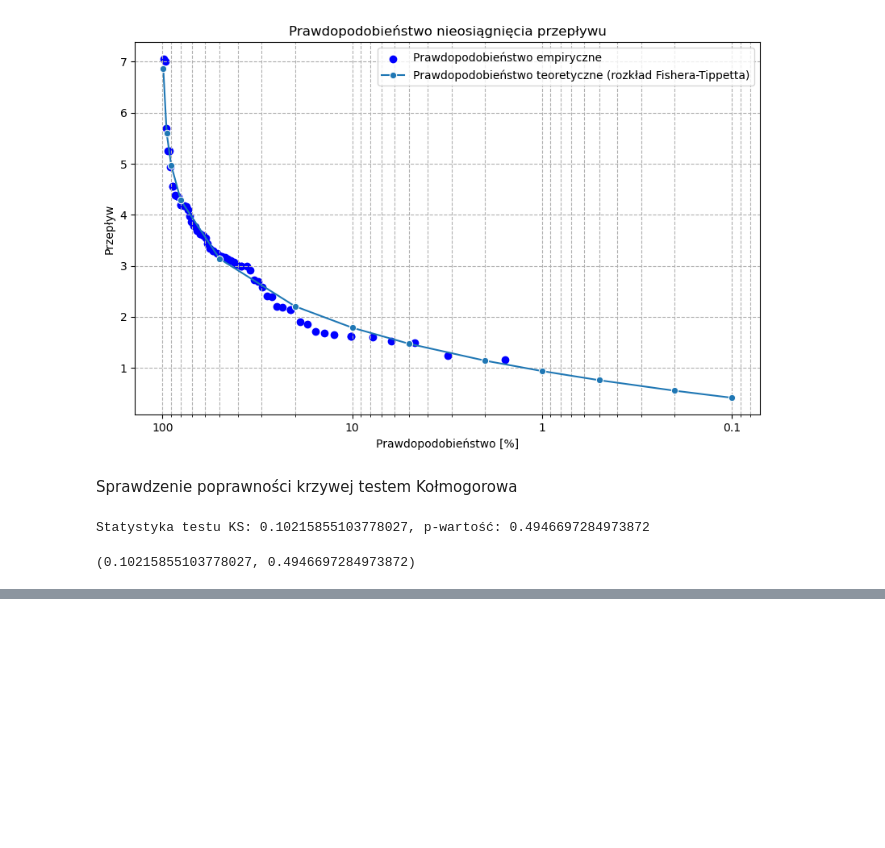
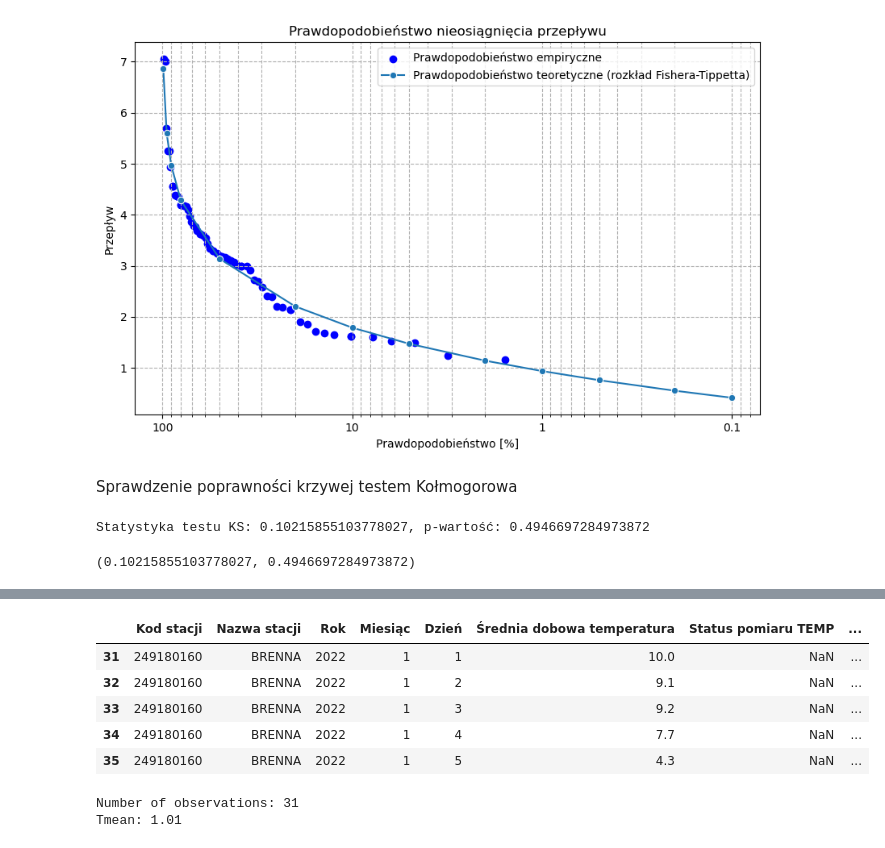
Before and after one commit to Daldek/IMGWTools, a Jupyter notebook: Notebooks/Stats.ipynb, the cells around one changed output, grey strips where cells are left out. Drawn from its saved outputs; the diff is of its cells as text; code cells hidden in the pictures; blank space fills up the shorter version.

```diff
--- a/Notebooks/Stats.ipynb
+++ b/Notebooks/Stats.ipynb
@@ -95,0 +120,17 @@ Statystyka testu KS: 0.10215855103778027, p-wartość: 0.4946697284973872
+# %%
+meteo_station2 = MeteoStationData(station_id=249180160)
+csv_path2 = r'E:\OneDrive\Dokumenty\Programowanie\IMGWTools\data\downloaded\dane_meteorologiczne\dobowe\klimat\2022\k_d_t_01_2022.csv'
+df2 = meteo_station2.station_data_to_df(csv_path=csv_path2)
+df2.head()
+# %% [output]
+|  | Kod stacji | Nazwa stacji | Rok | Miesiąc | Dzień | Średnia dobowa temperatura | Status pomiaru TEMP | ... |
+| 31 | 249180160 | BRENNA | 2022 | 1 | 1 | 10.0 | NaN | ... |
+| 32 | 249180160 | BRENNA | 2022 | 1 | 2 | 9.1 | NaN | ... |
+| 33 | 249180160 | BRENNA | 2022 | 1 | 3 | 9.2 | NaN | ... |
+| 34 | 249180160 | BRENNA | 2022 | 1 | 4 | 7.7 | NaN | ... |
+| 35 | 249180160 | BRENNA | 2022 | 1 | 5 | 4.3 | NaN | ... |
+# %%
+meteo_station2.basic_stats(df2)
+# %% [output]
+Number of observations: 31
+Tmean: 1.01
```
Also changed, not shown: parts of 8 cells of this notebook, 1 other file.
